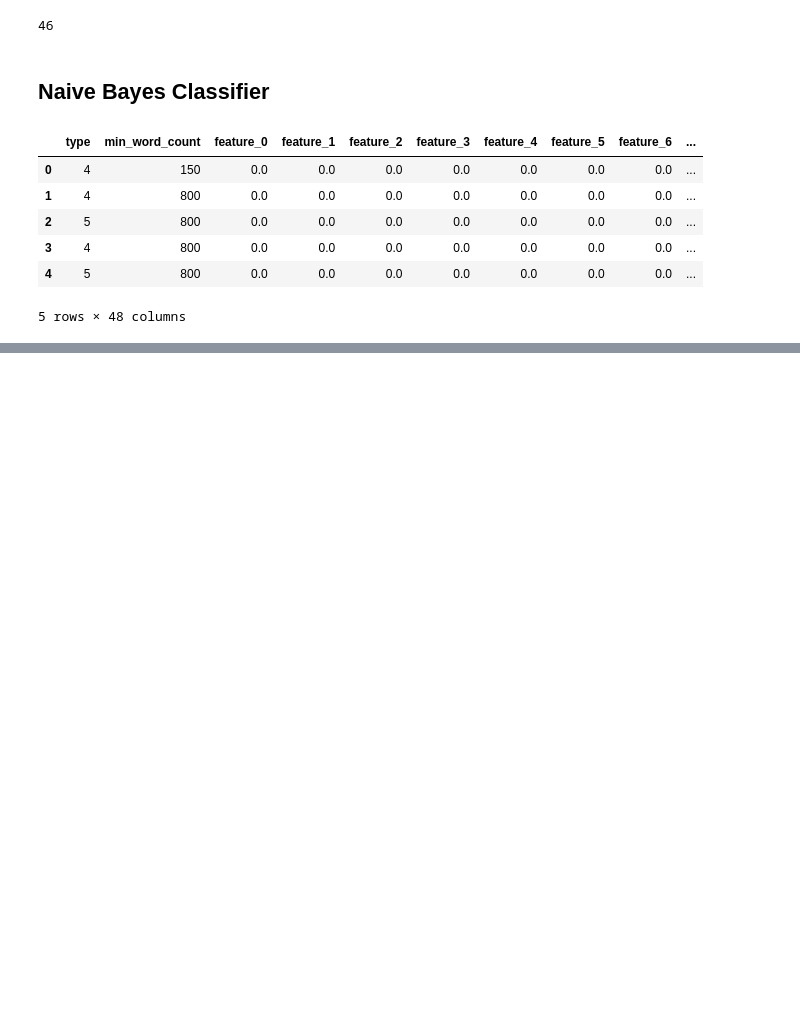
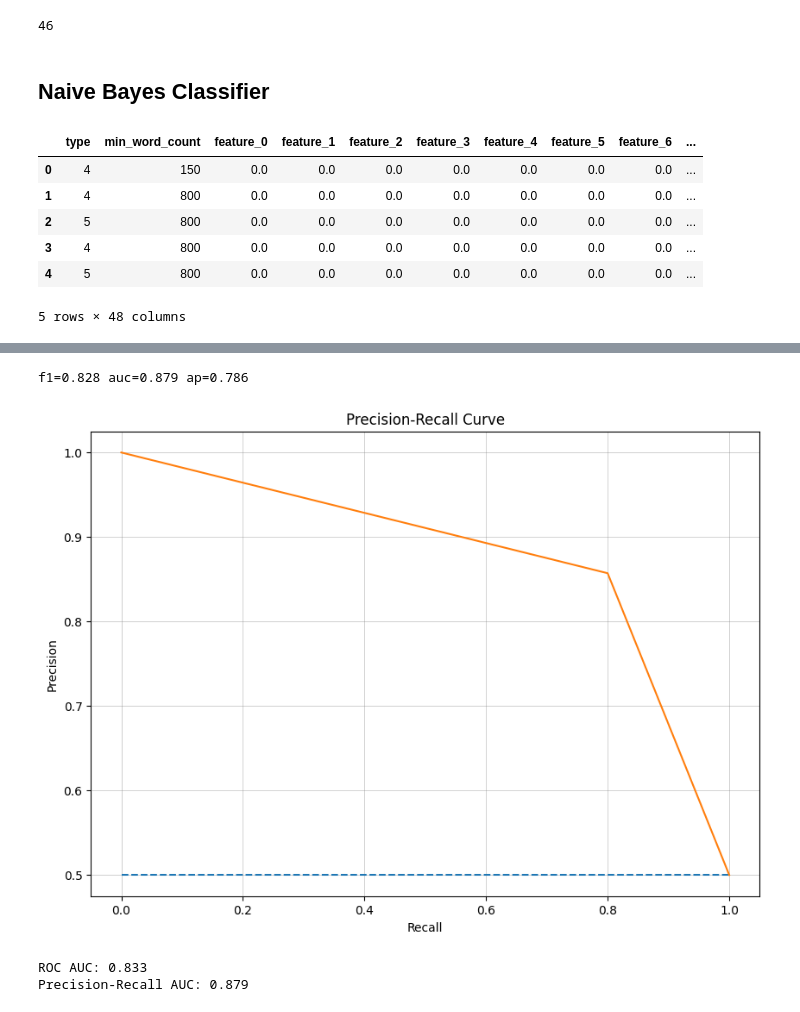
Before and after one commit to suhavni/chatgpt-detection, a Jupyter notebook: text-classifier.ipynb, the cells around one changed output, grey strips where cells are left out. Saved outputs shown, nothing was run; the diff lists cells and outputs as text; code cells hidden in the pictures; blank space fills up the shorter version.

```diff
--- a/text-classifier.ipynb
+++ b/text-classifier.ipynb
@@ -189,0 +275,43 @@ count_correct / len(y_test)
+# %%
+# draw precision-recall curve
+
+from sklearn.metrics import precision_recall_curve
+from sklearn.metrics import f1_score
+from sklearn.metrics import auc
+
+# calculate precision-recall curve
+precision, recall, thresholds = precision_recall_curve(y_test, y_pred)
+# calculate F1 score
+f1 = f1_score(y_test, y_pred)
+# calculate precision-recall AUC
+prec_auc = auc(recall, precision)
+# calculate average precision score
+from sklearn.metrics import average_precision_score
+ap = average_precision_score(y_test, y_pred)
+
+
+print('f1=%.3f auc=%.3f ap=%.3f' % (f1, prec_auc, ap))
+
+plt.figure(figsize=(10, 7))
+# plot no skill
+plt.plot([0, 1], [0.5, 0.5], linestyle='--')
+# plot precision-recall-curve
+
+plt.plot(recall, precision)
+
+plt.xlabel('Recall')
+plt.ylabel('Precision')
+plt.title('Precision-Recall Curve')
+
+plt.grid('--', color='gray', alpha=0.5, lw=0.5)
+# %% [output]
+f1=0.828 auc=0.879 ap=0.786
+[figure, added]
+# %%
+# compare area under the curve of ROC and precision-recall curve
+
+print('ROC AUC: %.3f' % roc_auc)
+print('Precision-Recall AUC: %.3f' % prec_auc)
+# %% [output]
+ROC AUC: 0.833
+Precision-Recall AUC: 0.879
```
Also changed, not shown: parts of 12 cells of this notebook.
